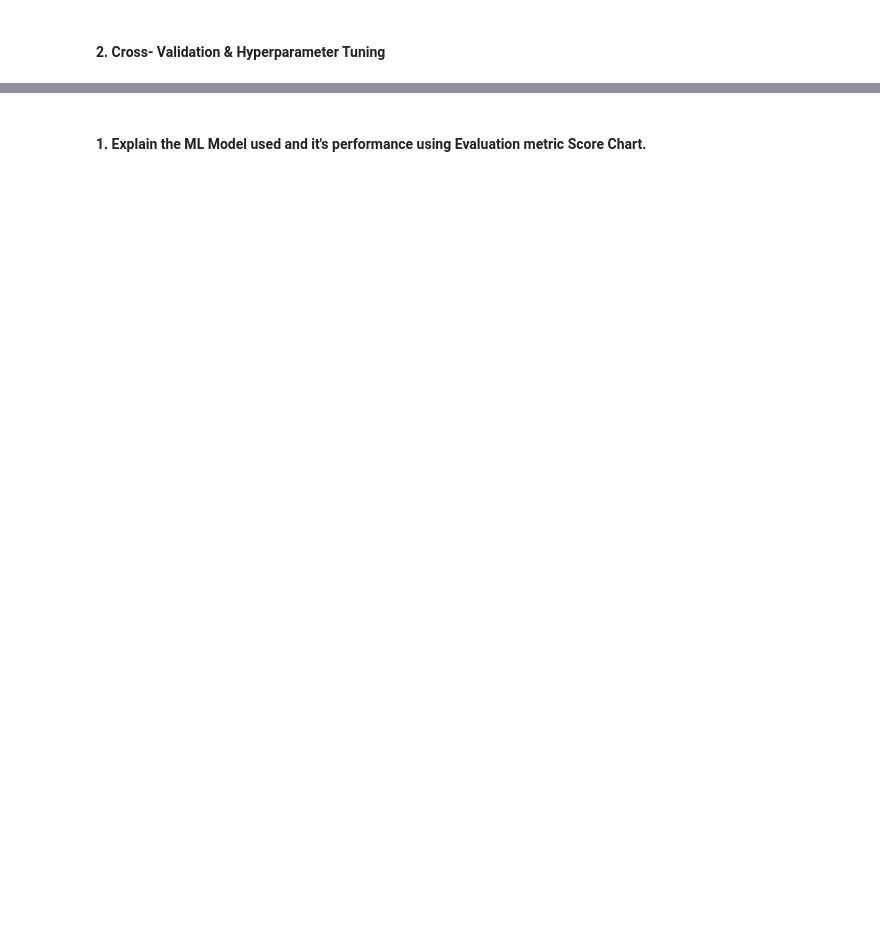
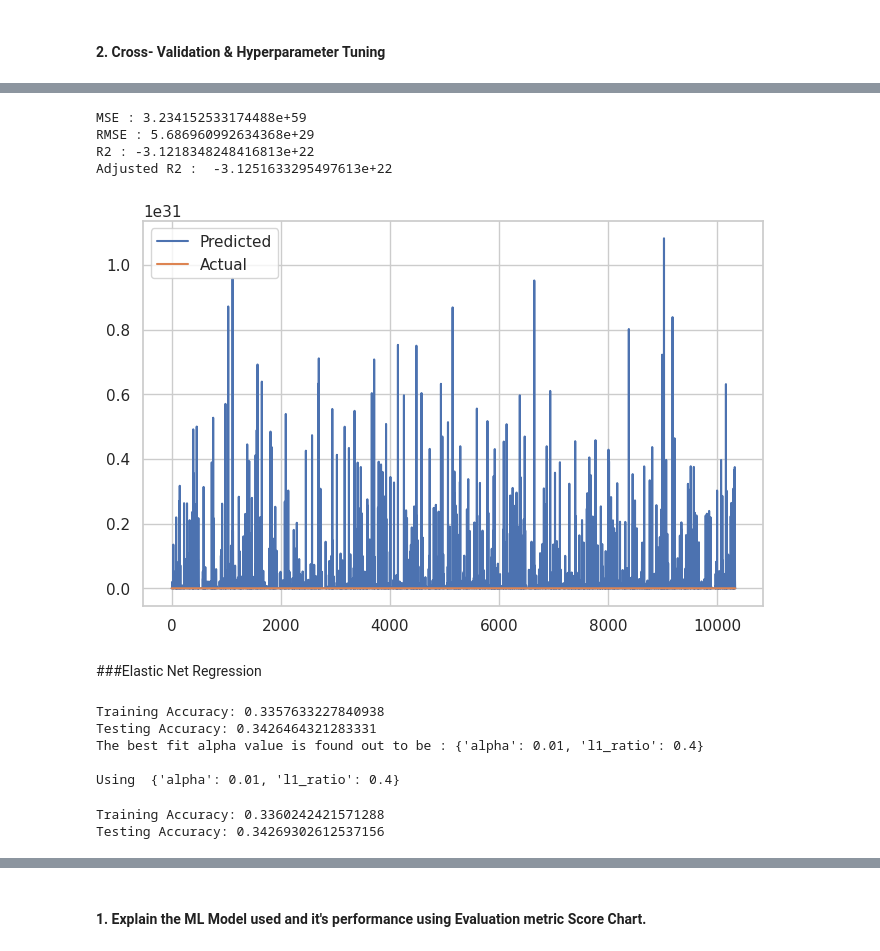
Before and after one commit to Manoharjha333/transport-demand-prediction, a Jupyter notebook: ML_Regression_Transport_Demand_Prediction.ipynb, the cells around one changed output, grey strips where cells are left out. Drawn from its saved outputs; the diff is of its cells as text; code cells hidden in the pictures; blank space fills up the shorter version.

```diff
--- a/ML_Regression_Transport_Demand_Prediction.ipynb
+++ b/ML_Regression_Transport_Demand_Prediction.ipynb
@@ -929,2 +987,5 @@ Answer Here.
+# %%
+# One Hot Encoding on State Column
+data=pd.get_dummies(data,drop_first= True)
 # %% [markdown]
 #### What all categorical encoding techniques have you used & why did you use those techniques?
@@ -1077,0 +1236,29 @@ Answer Here.
+# %%
+#Model Prediction
+y_pred_ridge = ridge_regressor.predict(X_test)
+# %%
+MSE  = mean_squared_error(10**(y_test), 10**(y_pred_ridge))
+print("MSE :" , MSE)
+
+RMSE = np.sqrt(MSE)
+print("RMSE :" ,RMSE)
+
+r2 = r2_score(10**(y_test), 10**(y_pred_ridge))
+print("R2 :" ,r2)
+print("Adjusted R2 : ",1-(1-r2_score(10**(y_test), 10**(y_pred_ridge)))*((X_test.shape[0]-1)/(X_test.shape[0]-X_test.shape[1]-1)))
+# %% [output]
+MSE : 3.234152533174488e+59
+RMSE : 5.686960992634368e+29
+R2 : -3.1218348248416813e+22
+Adjusted R2 :  -3.1251633295497613e+22
+# %%
+#visualization code
+plt.figure(figsize=(8,5))
+plt.plot(10**(y_pred_ridge))
+plt.plot(10**(np.array(y_test)))
+plt.legend(["Predicted","Actual"])
+plt.show()
+# %% [output]
+[figure, added]
+# %% [markdown]
+###Elastic Net Regression
@@ -1077,0 +1276,37 @@ Answer Here.
+# %%
+# Model score on Train and Test
+train_model_en = elasticnet.score(X_train,y_train)
+print('Training Accuracy:',train_model_en)
+
+test_model_en = elasticnet.score(X_test,y_test)
+print('Testing Accuracy:',test_model_en)
+
+parameters = {'alpha': [1e-15,1e-13,1e-10,1e-8,1e-5,1e-4,1e-3,1e-2,1e-1,1,5,10,20,30,40,45,50,55,60,100],
+              'l1_ratio':[0.3,0.4,0.5,0.6,0.7,0.8]}
+
+elastic_regressor = GridSearchCV(elasticnet, parameters,cv=5)
+
+# Fit the Algorithm
+elastic_regressor.fit(X_train, y_train)
+
+print("The best fit alpha value is found out to be :" ,elastic_regressor.best_params_)
+print("\nUsing ",elastic_regressor.best_params_)
+# %% [output]
+Training Accuracy: 0.3357633227840938
+Testing Accuracy: 0.3426464321283331
+The best fit alpha value is found out to be : {'alpha': 0.01, 'l1_ratio': 0.4}
+
+Using  {'alpha': 0.01, 'l1_ratio': 0.4}
+# %%
+#model prediction
+y_pred_elastic = elastic_regressor.predict(X_test)
+
+# Model score on Train and Test
+train_elastic_model = elastic_regressor.score(X_train,y_train)
+print('Training Accuracy:',train_elastic_model)
+
+test_elastic_model = elastic_regressor.score(X_test,y_test)
+print('Testing Accuracy:',test_elastic_model)
+# %% [output]
+Training Accuracy: 0.3360242421571288
+Testing Accuracy: 0.34269302612537156
```
Also changed, not shown: parts of 198 cells of this notebook.
